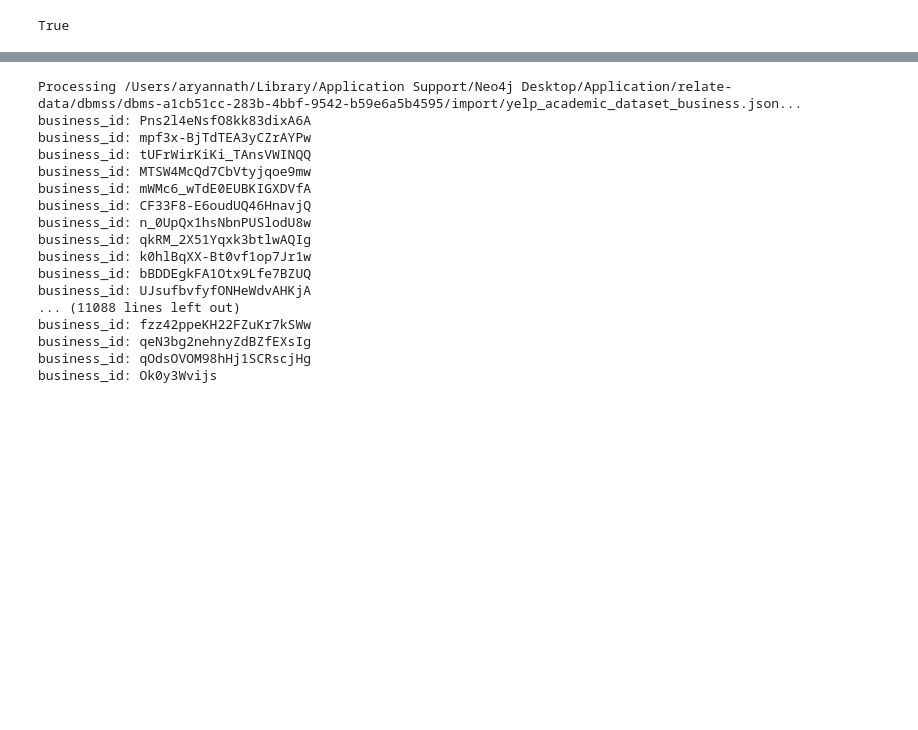
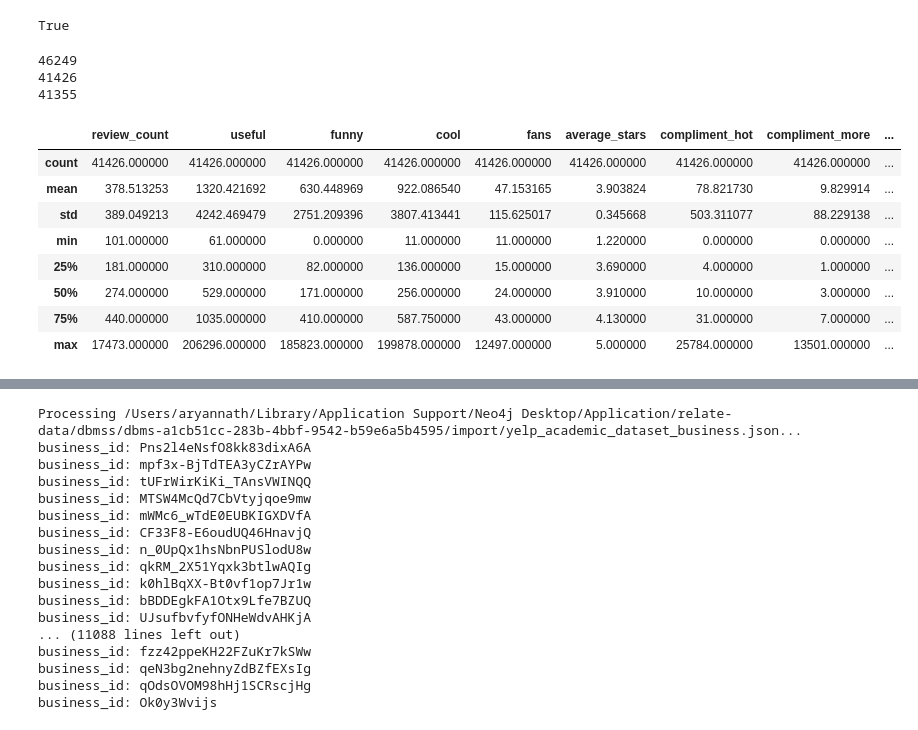
Before and after one commit to natharyan/GraphAnalysis-Yelp, a Jupyter notebook: filt2.ipynb, the cells around one changed output, grey strips where cells are left out. Cells and saved outputs as stored; diff of their text form; code cells hidden in the pictures; blank space fills up the shorter version.

```diff
--- a/main.ipynb
+++ b/filt2.ipynb
@@ -23,0 +43,23 @@ True
+# %%
+df1 = df_user[df_user['fans'] > 10]
+print(df1.shape[0])
+df2 = df1[df1['review_count'] > 100]
+print(df2.shape[0])
+df3 = df2[df2['friends'].str.split(',').map(len) > 1]
+print(df3.shape[0])
+# %% [output]
+46249
+41426
+41355
+# %%
+df2.describe()
+# %% [output]
+|  | review_count | useful | funny | cool | fans | average_stars | compliment_hot | compliment_more | ... |
+| count | 41426.000000 | 41426.000000 | 41426.000000 | 41426.000000 | 41426.000000 | 41426.000000 | 41426.000000 | 41426.000000 | ... |
+| mean | 378.513253 | 1320.421692 | 630.448969 | 922.086540 | 47.153165 | 3.903824 | 78.821730 | 9.829914 | ... |
+| std | 389.049213 | 4242.469479 | 2751.209396 | 3807.413441 | 115.625017 | 0.345668 | 503.311077 | 88.229138 | ... |
+| min | 101.000000 | 61.000000 | 0.000000 | 11.000000 | 11.000000 | 1.220000 | 0.000000 | 0.000000 | ... |
+| 25% | 181.000000 | 310.000000 | 82.000000 | 136.000000 | 15.000000 | 3.690000 | 4.000000 | 1.000000 | ... |
+| 50% | 274.000000 | 529.000000 | 171.000000 | 256.000000 | 24.000000 | 3.910000 | 10.000000 | 3.000000 | ... |
+| 75% | 440.000000 | 1035.000000 | 410.000000 | 587.750000 | 43.000000 | 4.130000 | 31.000000 | 7.000000 | ... |
+| max | 17473.000000 | 206296.000000 | 185823.000000 | 199878.000000 | 12497.000000 | 5.000000 | 25784.000000 | 13501.000000 | ... |
```
Also changed, not shown: parts of 4 cells of this notebook.
